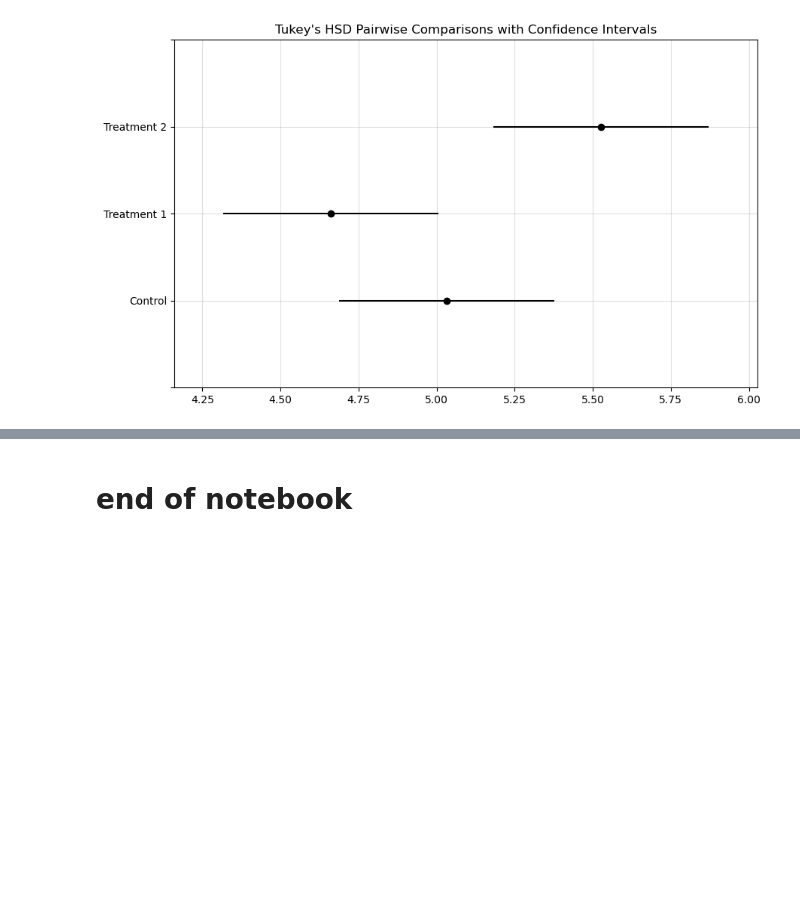
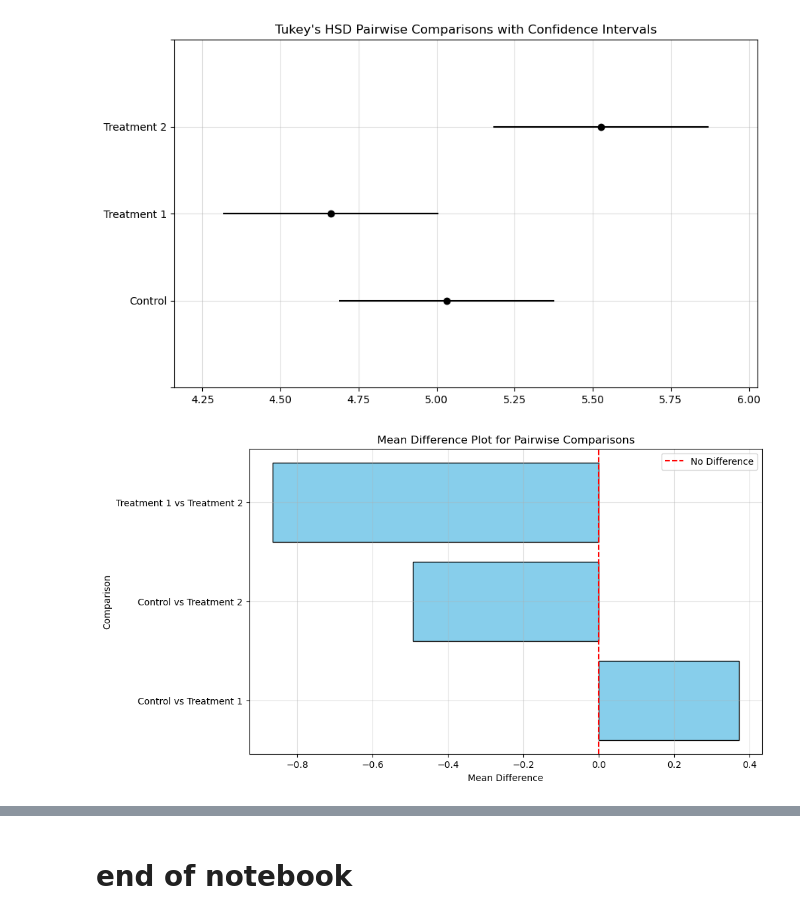
Before and after one commit to keithmmc/appliedstats, a Jupyter notebook: project.ipynb, the cells around one changed output, grey strips where cells are left out. Drawn from its saved outputs; the diff is of its cells as text; code cells hidden in the pictures; blank space fills up the shorter version.

```diff
--- a/project.ipynb
+++ b/project.ipynb
@@ -704,3 +726,28 @@ Treatment 1 Treatment 2    0.865  0.012  0.1738 1.5562   True
 -------------------------------------------------------------
 <Figure size 1200x600 with 0 Axes>
 [figure]
+# %%
+mean_diff_results = {
+    "Comparison": ["Control vs Treatment 1", "Control vs Treatment 2", "Treatment 1 vs Treatment 2"],
+    "Mean Difference": [
+        np.mean(ctrl_weight) - np.mean(trt1_weight),
+        np.mean(ctrl_weight) - np.mean(trt2_weight),
+        np.mean(trt1_weight) - np.mean(trt2_weight)
+    ]
+}
+
+# Convert to a DataFrame for easier visualization
+mean_diff_df = pd.DataFrame(mean_diff_results)
+
+# Create a mean difference plot
+plt.figure(figsize=(10, 6))
+plt.barh(mean_diff_df["Comparison"], mean_diff_df["Mean Difference"], color='skyblue', edgecolor='black')
+plt.axvline(0, color='red', linestyle='--', label='No Difference')
+plt.title("Mean Difference Plot for Pairwise Comparisons")
+plt.xlabel("Mean Difference")
+plt.ylabel("Comparison")
+plt.legend()
+plt.grid(alpha=0.4)
+plt.show()
+# %% [output]
+[figure, added]
```
Also changed, not shown: parts of 7 cells of this notebook.
